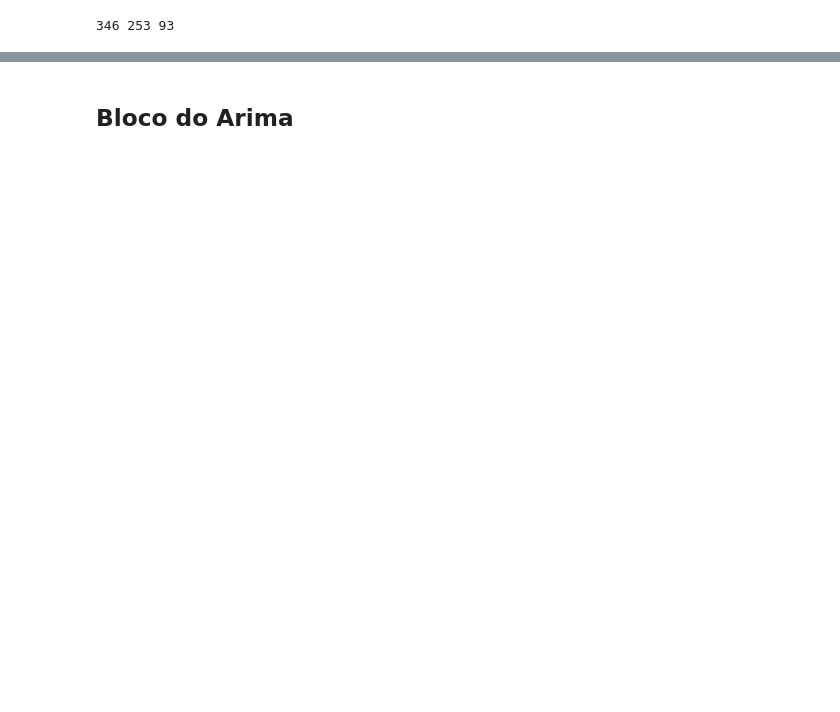
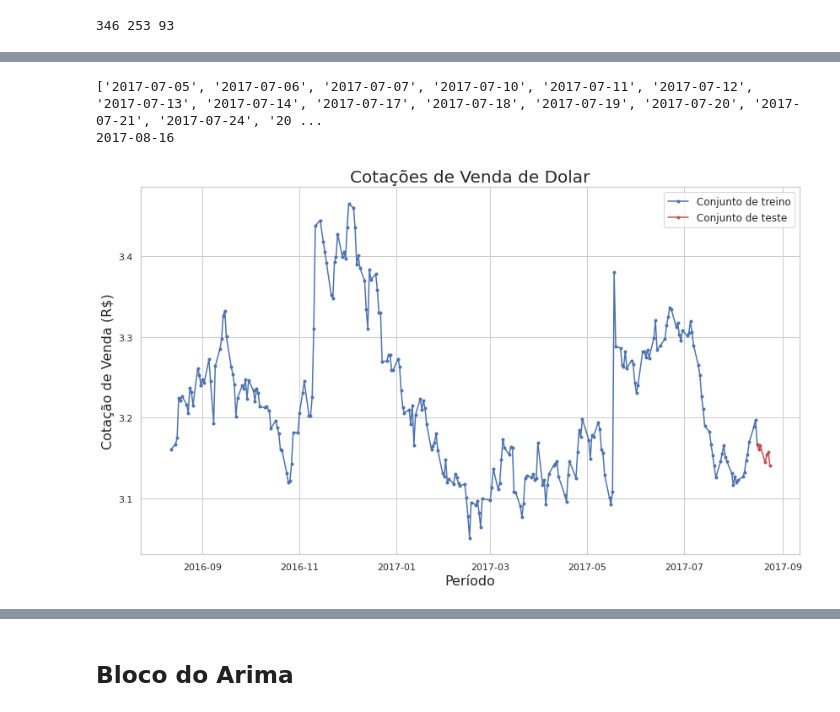
Before and after one commit to feanored/Perceptron, a Jupyter notebook: Keras_&_Séries_Temporais.ipynb, the cells around one changed output, grey strips where cells are left out. Saved outputs shown, nothing was run; the diff lists cells and outputs as text; code cells hidden in the pictures; blank space fills up the shorter version.

```diff
--- a/Keras_&_Séries_Temporais.ipynb
+++ b/Keras_&_Séries_Temporais.ipynb
@@ -107,6 +128,25 @@ y_train = janelas_y[:n_train]
 x_arima = janelas_x[n_train:n_train+N]
 x_test = x_arima.reshape((N, tam_janela, 1))
 y_test = janelas_y[n_train:n_train+N]
+# %%
+datas_x, datas_y = gerar_janelas(dados.index.date, tam_janela)
+print(["%s"%x for x in datas_x[n_train]])
+print(datas_y[n_train])
+# %% [output]
+['2017-07-05', '2017-07-06', '2017-07-07', '2017-07-10', '2017-07-11', '2017-07-12', '2017-07-13', '2017-07-14', '2017-07-17', '2017-07-18', '2017-07-19', '2017-07-20', '2017-07-21', '2017-07-24', '20 ...
+2017-08-16
+# %%
+# Gráfico mostrando conjunto de treino e de teste para as redes neurais
+plt.plot(dados[:datetime.strptime(dia_corte, "%Y-%m-%d")+timedelta(days=1)].index[tam_janela:],
+         janelas_y[:n_train+1], "b.-", label="Conjunto de treino")
+plt.plot(dias_teste, y_test, "r.-", label="Conjunto de teste")
+plt.title("Cotações de Venda de %s"%(moeda), fontsize=20)
+plt.xlabel("Período", fontsize=16)
+plt.ylabel("Cotação de Venda (R$)", fontsize=16)
+plt.legend(fontsize=12)
+plt.show()
+# %% [output]
+[figure, added]
 # %%
 # criar modelo de redes neurais
 model = keras.Sequential()
```
Also changed, not shown: parts of 33 cells of this notebook, 2 other files.
